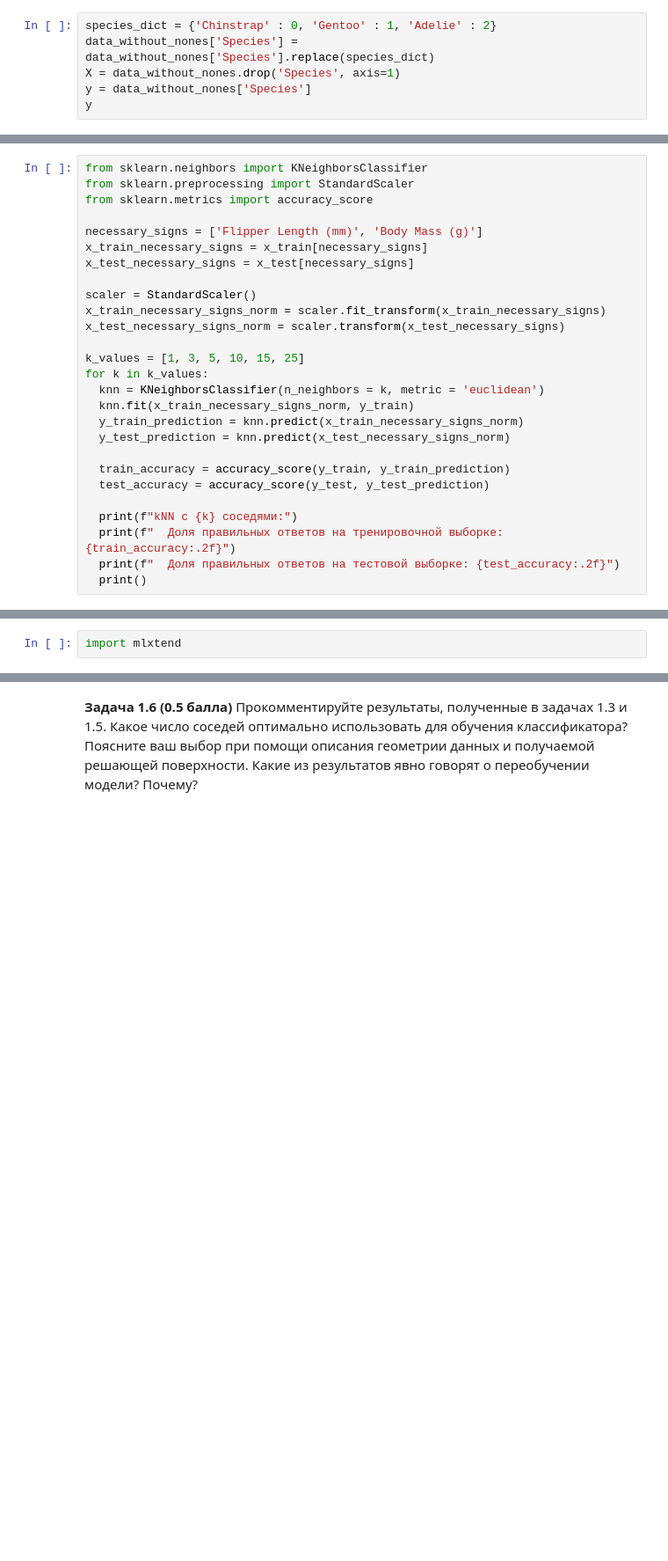
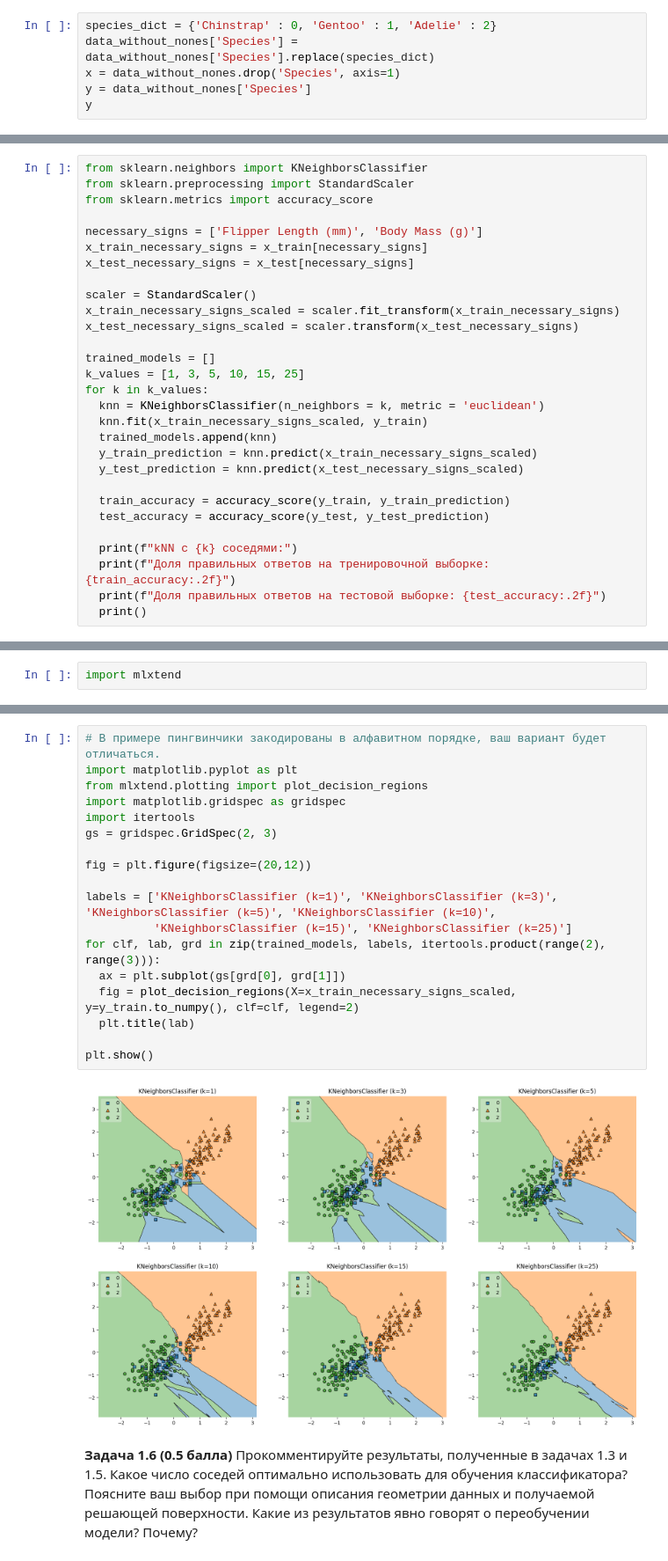
Before and after one commit to stass9966/programming-technologies, a Jupyter notebook: 2025/homeworks/hw04-knn-linreg/hw04_knn_linreg.ipynb, the cells around one changed output, grey strips where cells are left out. Shown at 88% size. Saved outputs shown, nothing was run; the diff lists cells and outputs as text; blank space fills up the shorter version.

```diff
--- a/2025/homeworks/hw04-knn-linreg/hw04_knn_linreg.ipynb
+++ b/2025/homeworks/hw04-knn-linreg/hw04_knn_linreg.ipynb
@@ -88,7 +86,7 @@ data_without_nones
 # %%
 species_dict = {'Chinstrap' : 0, 'Gentoo' : 1, 'Adelie' : 2}
 data_without_nones['Species'] = data_without_nones['Species'].replace(species_dict)
-X = data_without_nones.drop('Species', axis=1)
+x = data_without_nones.drop('Species', axis=1)
 y = data_without_nones['Species']
 y
 # %% [output]
@@ -130,22 +128,24 @@ x_train_necessary_signs = x_train[necessary_signs]
 x_test_necessary_signs = x_test[necessary_signs]
 
 scaler = StandardScaler()
-x_train_necessary_signs_norm = scaler.fit_transform(x_train_necessary_signs)
-x_test_necessary_signs_norm = scaler.transform(x_test_necessary_signs)
+x_train_necessary_signs_scaled = scaler.fit_transform(x_train_necessary_signs)
+x_test_necessary_signs_scaled = scaler.transform(x_test_necessary_signs)
 
+trained_models = []
 k_values = [1, 3, 5, 10, 15, 25]
 for k in k_values:
   knn = KNeighborsClassifier(n_neighbors = k, metric = 'euclidean')
-  knn.fit(x_train_necessary_signs_norm, y_train)
-  y_train_prediction = knn.predict(x_train_necessary_signs_norm)
-  y_test_prediction = knn.predict(x_test_necessary_signs_norm)
+  knn.fit(x_train_necessary_signs_scaled, y_train)
+  trained_models.append(knn)
+  y_train_prediction = knn.predict(x_train_necessary_signs_scaled)
+  y_test_prediction = knn.predict(x_test_necessary_signs_scaled)
 
   train_accuracy = accuracy_score(y_train, y_train_prediction)
   test_accuracy = accuracy_score(y_test, y_test_prediction)
 
   print(f"kNN с {k} соседями:")
-  print(f"  Доля правильных ответов на тренировочной выборке: {train_accuracy:.2f}")
-  print(f"  Доля правильных ответов на тестовой выборке: {test_accuracy:.2f}")
+  print(f"Доля правильных ответов на тренировочной выборке: {train_accuracy:.2f}")
+  print(f"Доля правильных ответов на тестовой выборке: {test_accuracy:.2f}")
   print()
 # %% [output]
 kNN с 1 соседями:
@@ -190,2 +206,22 @@ import mlxtend
+# %%
+# В примере пингвинчики закодированы в алфавитном порядке, ваш вариант будет отличаться.
+import matplotlib.pyplot as plt
+from mlxtend.plotting import plot_decision_regions
+import matplotlib.gridspec as gridspec
+import itertools
+gs = gridspec.GridSpec(2, 3)
+
+fig = plt.figure(figsize=(20,12))
+
+labels = ['KNeighborsClassifier (k=1)', 'KNeighborsClassifier (k=3)', 'KNeighborsClassifier (k=5)', 'KNeighborsClassifier (k=10)',
+          'KNeighborsClassifier (k=15)', 'KNeighborsClassifier (k=25)']
+for clf, lab, grd in zip(trained_models, labels, itertools.product(range(2), range(3))):
+  ax = plt.subplot(gs[grd[0], grd[1]])
+  fig = plot_decision_regions(X=x_train_necessary_signs_scaled, y=y_train.to_numpy(), clf=clf, legend=2)
+  plt.title(lab)
+
+plt.show()
+# %% [output]
+[figure, added]
 # %% [markdown]
 **Задача 1.6 (0.5 балла)** Прокомментируйте результаты, полученные в задачах 1.3 и 1.5. Какое число соседей оптимально использовать для обучения классификатора? Поясните ваш выбор при помощи описания геометрии данных и получаемой решающей поверхности. Какие из результатов явно говорят о переобучении модели? Почему?
```
Also changed, not shown: parts of 6 cells of this notebook.
